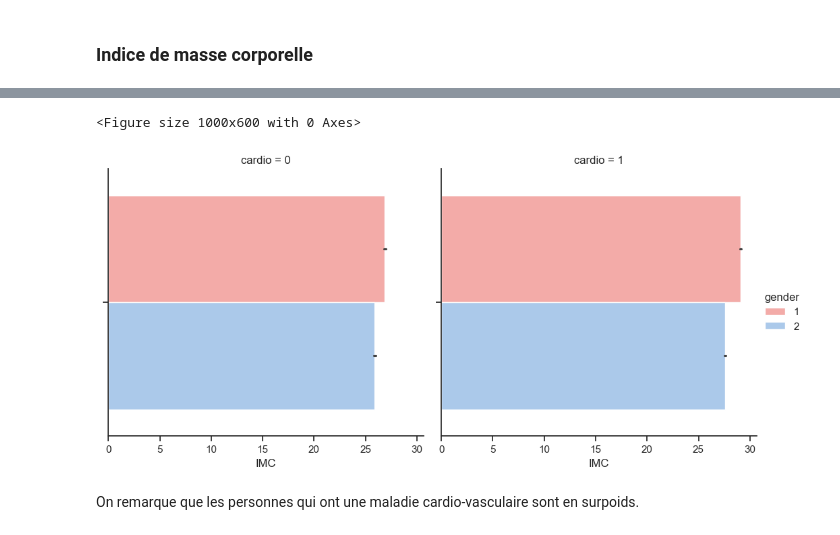
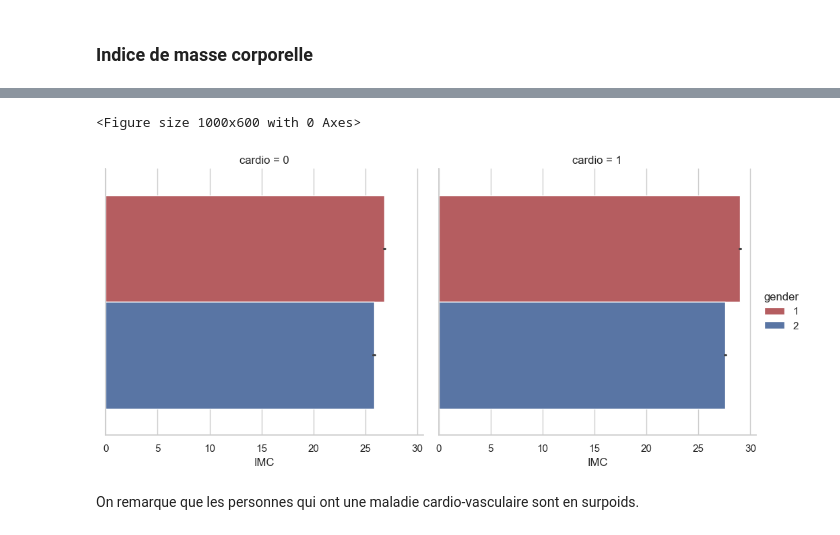
Before and after one commit to OussamaLay/maladie-cardiovasculaire, a Jupyter notebook: cardio.ipynb, the cells around one changed output, grey strips where cells are left out. Drawn from its saved outputs; the diff is of its cells as text; code cells hidden in the pictures.

```diff
--- a/cardio.ipynb
+++ b/cardio.ipynb
@@ -123,0 +140,2 @@ data['IMC'] = data['weight']/((data['height']/100)**2)
+# %%
+cleaned_data = data[(10 < data['IMC']) & (data['IMC'] < 65)]
@@ -124,12 +162,13 @@ data['IMC'] = data['weight']/((data['height']/100)**2)
 # %%
+sns.set_theme(style="whitegrid")
 plt.figure(figsize=(10, 6))
 
-sns.catplot(x="IMC", hue="gender", col="cardio", data=data, kind='bar', palette=["r", "b"])
+sns.catplot(x="IMC", hue="gender", col="cardio", data=cleaned_data, kind='bar', palette=["r", "b"])
 
 plt.show()
 # %% [output]
 <Figure size 1000x600 with 0 Axes>
-[figure, old version]
+[figure, new version]
 # %% [markdown]
 On remarque que les personnes qui ont une maladie cardio-vasculaire sont en surpoids.
 # %% [markdown]
```
Also changed, not shown: parts of 44 cells of this notebook, 1 other file.
